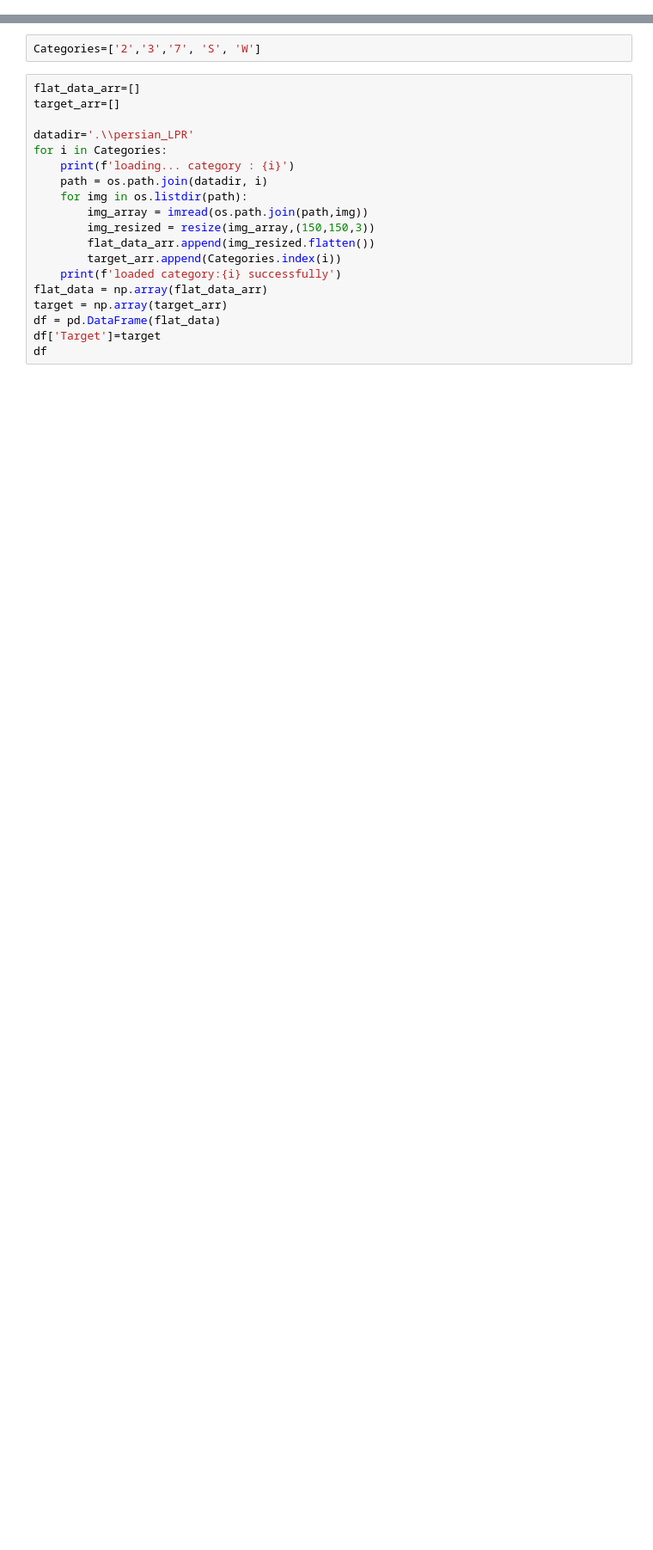
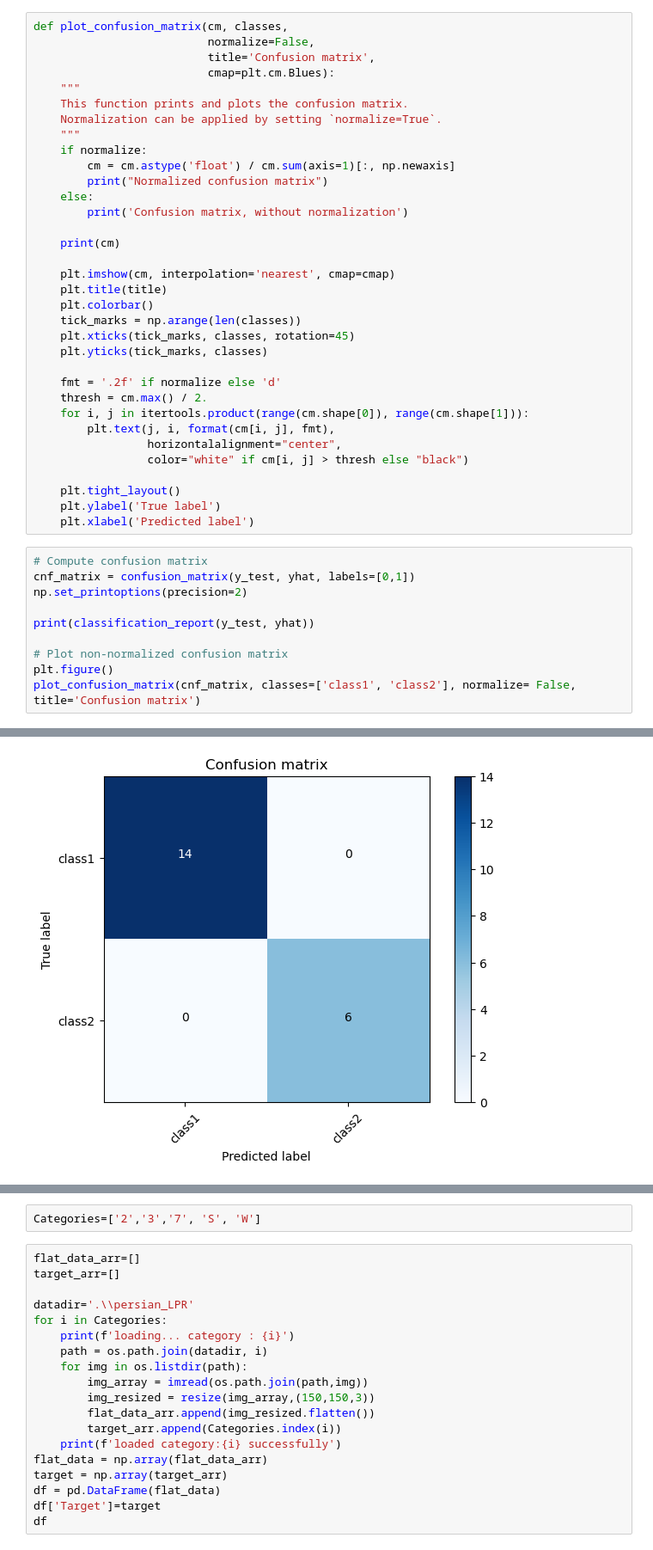
Before and after one commit to niusha-yaghini/support_vector_machine_svm, a Jupyter notebook: program.ipynb, the cells around one changed output, grey strips where cells are left out. Shown: that part at 86% size. Saved outputs shown, nothing was run; the diff lists cells and outputs as text; blank space fills up the shorter version.

```diff
--- a/program.ipynb
+++ b/program.ipynb
@@ -12,0 +93,45 @@ import pickle
+# %%
+def plot_confusion_matrix(cm, classes,
+                          normalize=False,
+                          title='Confusion matrix',
+                          cmap=plt.cm.Blues):
+    """
+    This function prints and plots the confusion matrix.
+    Normalization can be applied by setting `normalize=True`.
+    """
+    if normalize:
+        cm = cm.astype('float') / cm.sum(axis=1)[:, np.newaxis]
+        print("Normalized confusion matrix")
+    else:
+        print('Confusion matrix, without normalization')
+
+    print(cm)
+
+    plt.imshow(cm, interpolation='nearest', cmap=cmap)
+    plt.title(title)
+    plt.colorbar()
+    tick_marks = np.arange(len(classes))
+    plt.xticks(tick_marks, classes, rotation=45)
+    plt.yticks(tick_marks, classes)
+
+    fmt = '.2f' if normalize else 'd'
+    thresh = cm.max() / 2.
+    for i, j in itertools.product(range(cm.shape[0]), range(cm.shape[1])):
+        plt.text(j, i, format(cm[i, j], fmt),
+                 horizontalalignment="center",
+                 color="white" if cm[i, j] > thresh else "black")
+
+    plt.tight_layout()
+    plt.ylabel('True label')
+    plt.xlabel('Predicted label')
+# %%
+# Compute confusion matrix
+cnf_matrix = confusion_matrix(y_test, yhat, labels=[0,1])
+np.set_printoptions(precision=2)
+
+print(classification_report(y_test, yhat))
+
+# Plot non-normalized confusion matrix
+plt.figure()
+plot_confusion_matrix(cnf_matrix, classes=['class1', 'class2'], normalize= False, title='Confusion matrix')
+# %% [output]
@@ -12,0 +150 @@ import pickle
+[figure, added]
```
Also changed, not shown: parts of 17 cells of this notebook, 9 other files.
